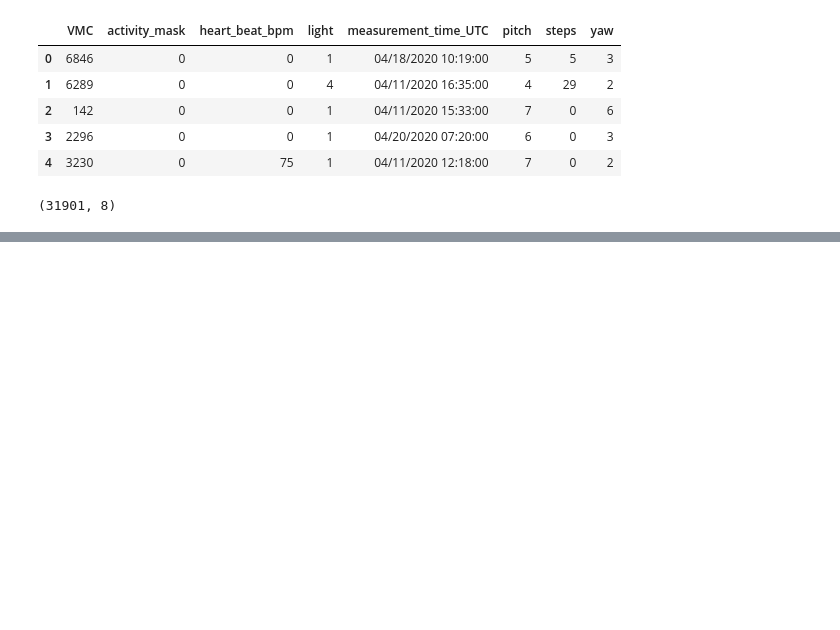
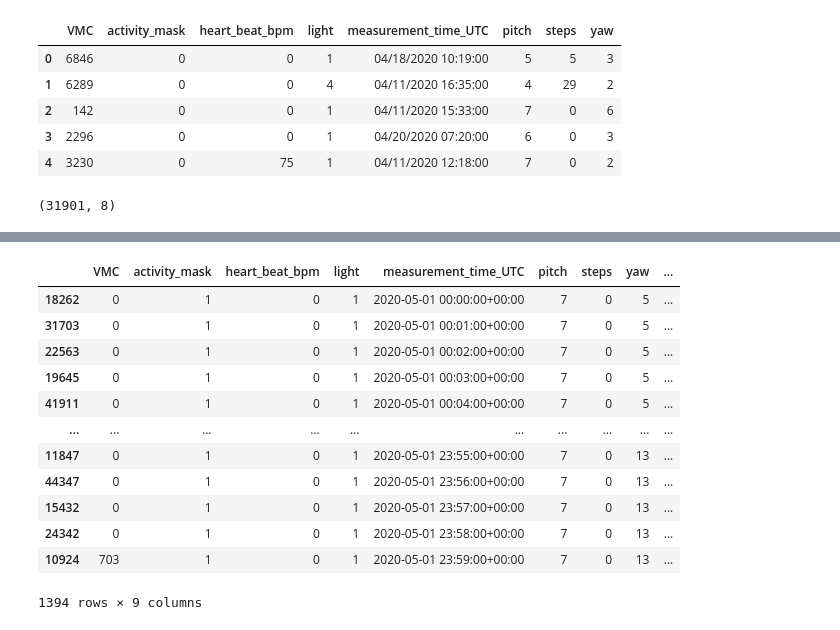
Before and after one commit to alessap/health_dashboard, a Jupyter notebook: data_wrangling/eda.ipynb, the cells around one changed output, grey strips where cells are left out. Saved outputs shown, nothing was run; the diff lists cells and outputs as text; code cells hidden in the pictures; blank space fills up the shorter version.

```diff
--- a/data_wrangling/eda.ipynb
+++ b/data_wrangling/eda.ipynb
@@ -96,0 +100,18 @@ datetime.date(2020, 5, 1)
+# %%
+df_test["cum_steps"] = df_test.steps.cumsum()
+# %%
+df_test.sort_values(by="measurement_time_UTC")
+# %% [output]
+|  | VMC | activity_mask | heart_beat_bpm | light | measurement_time_UTC | pitch | steps | yaw | ... |
+| 18262 | 0 | 1 | 0 | 1 | 2020-05-01 00:00:00+00:00 | 7 | 0 | 5 | ... |
+| 31703 | 0 | 1 | 0 | 1 | 2020-05-01 00:01:00+00:00 | 7 | 0 | 5 | ... |
+| 22563 | 0 | 1 | 0 | 1 | 2020-05-01 00:02:00+00:00 | 7 | 0 | 5 | ... |
+| 19645 | 0 | 1 | 0 | 1 | 2020-05-01 00:03:00+00:00 | 7 | 0 | 5 | ... |
+| 41911 | 0 | 1 | 0 | 1 | 2020-05-01 00:04:00+00:00 | 7 | 0 | 5 | ... |
+| ... | ... | ... | ... | ... | ... | ... | ... | ... | ... |
+| 11847 | 0 | 1 | 0 | 1 | 2020-05-01 23:55:00+00:00 | 7 | 0 | 13 | ... |
+| 44347 | 0 | 1 | 0 | 1 | 2020-05-01 23:56:00+00:00 | 7 | 0 | 13 | ... |
+| 15432 | 0 | 1 | 0 | 1 | 2020-05-01 23:57:00+00:00 | 7 | 0 | 13 | ... |
+| 24342 | 0 | 1 | 0 | 1 | 2020-05-01 23:58:00+00:00 | 7 | 0 | 13 | ... |
+| 10924 | 703 | 1 | 0 | 1 | 2020-05-01 23:59:00+00:00 | 7 | 0 | 13 | ... |
+1394 rows × 9 columns
```
Also changed, not shown: parts of 7 cells of this notebook.
